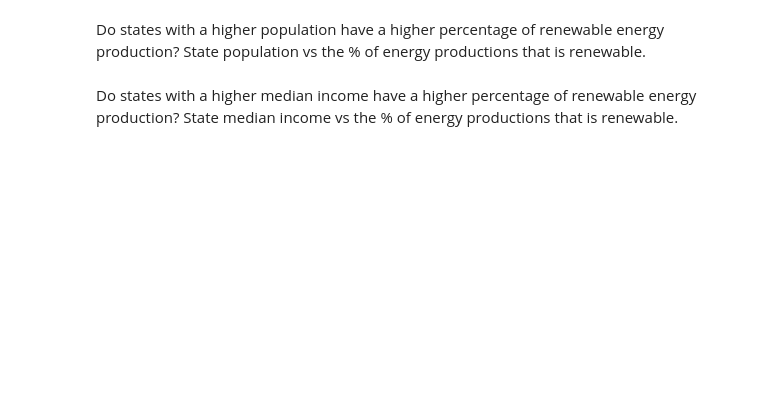
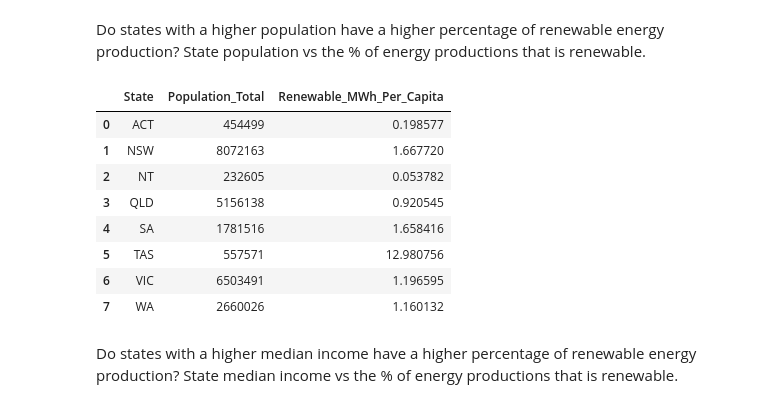
Before and after one commit to Carly-Jane/Drafting_Projects, a Jupyter notebook: working_custom_DFs.ipynb, the cells around one changed output. Drawn from its saved outputs; the diff is of its cells as text; code cells hidden in the pictures; blank space fills up the shorter version.

```diff
--- a/working_custom_DFs.ipynb
+++ b/working_custom_DFs.ipynb
@@ -694,4 +707,17 @@ eppc_merged
 # %% [markdown]
 Do states with a higher population have a higher percentage of renewable energy production? State population vs the % of energy productions that is renewable.
+# %%
+population_renewable_energy = eppc_merged[["State", "Population_Total", "Renewable_MWh_Per_Capita"]]
+population_renewable_energy
+# %% [output]
+|  | State | Population_Total | Renewable_MWh_Per_Capita |
+| 0 | ACT | 454499 | 0.198577 |
+| 1 | NSW | 8072163 | 1.667720 |
+| 2 | NT | 232605 | 0.053782 |
+| 3 | QLD | 5156138 | 0.920545 |
+| 4 | SA | 1781516 | 1.658416 |
+| 5 | TAS | 557571 | 12.980756 |
+| 6 | VIC | 6503491 | 1.196595 |
+| 7 | WA | 2660026 | 1.160132 |
 # %% [markdown]
 Do states with a higher median income have a higher percentage of renewable energy production? State median income vs the % of energy productions that is renewable.
```
Also changed, not shown: parts of 10 cells of this notebook, 1 other file.
